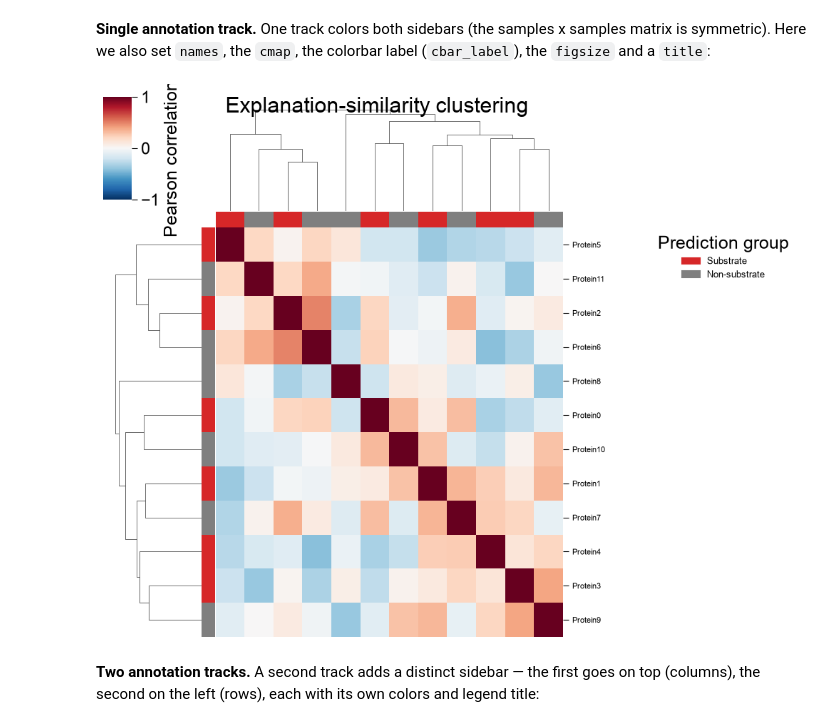
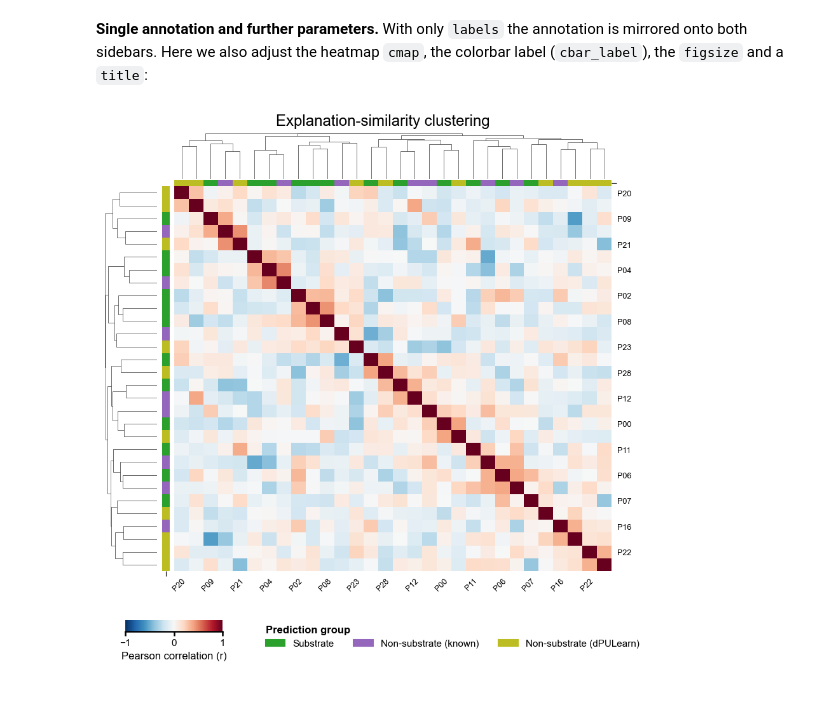
Before and after one commit to breimanntools/aaanalysis, a Jupyter notebook: examples/prediction/aapred_plot_group_cluster.ipynb, the cells around one changed output. Cells and saved outputs as stored; diff of their text form; code cells hidden in the pictures; blank space fills up the shorter version.

```diff
--- a/examples/prediction/aapred_plot_group_cluster.ipynb
+++ b/examples/prediction/aapred_plot_group_cluster.ipynb
@@ -9,12 +7,18 @@ import numpy as np
 import matplotlib.pyplot as plt
 import aaanalysis as aa
 aa.options["verbose"] = False
-aa.plot_settings()
+aa.plot_settings(font_scale=0.8, weight_bold=False)
 aapred_plot = aa.AAPredPlot()
 
-# Synthetic per-sample importance matrix: two blocks of samples with opposite signals.
-rng = np.random.RandomState(0)
-X = np.vstack([rng.normal(0.6, 0.2, size=(6, 20)), rng.normal(-0.6, 0.2, size=(6, 20))])
-names = [f"Protein{i}" for i in range(12)]
-group = ["Substrate"] * 6 + ["Non-substrate"] * 6
-confidence = ["High", "High", "Mid", "Mid", "Low", "Low"] * 2
+# Synthetic per-sample importance matrix: three blocks of samples with distinct signals.
+rng = np.random.RandomState(1)
+X = np.vstack([rng.normal(0.7, 0.25, size=(12, 30)),
+               rng.normal(-0.2, 0.25, size=(8, 30)),
+               rng.normal(-0.7, 0.25, size=(10, 30))])
+names = [f"P{i:02d}" for i in range(30)]
+# Two per-sample annotations: a prediction group (top) and a confidence band (left).
+group = ["Substrate"] * 12 + ["Non-substrate (known)"] * 8 + ["Non-substrate (dPULearn)"] * 10
+score = np.clip(np.concatenate([rng.normal(85, 12, 12), rng.normal(30, 18, 8),
+                                rng.normal(15, 12, 10)]), 0, 100)
+confidence = ["HC Substrate" if s >= 80 else "LC Substrate" if s >= 50
+              else "LC Non-substrate" if s >= 20 else "HC Non-substrate" for s in score]
@@ -20,0 +27,10 @@ confidence = ["High", "High", "Mid", "Mid", "Low", "Low"] * 2
+# %%
+C_SUB, C_KNOWN, C_DPU = "tab:green", "tab:purple", "tab:olive"
+dict_group = {"Substrate": C_SUB, "Non-substrate (known)": C_KNOWN, "Non-substrate (dPULearn)": C_DPU}
+dict_conf = {"HC Substrate": "#FF0D57", "LC Substrate": "#F9779E",
+             "LC Non-substrate": "#83BBEC", "HC Non-substrate": "#1E88E5"}
+aapred_plot.group_cluster(X, kind="clustermap",
+                          labels=group, dict_color=dict_group, legend_title="Prediction group",
+                          labels_row=confidence, dict_color_row=dict_conf, legend_title_row="Confidence",
+                          names=names)
+plt.show()
@@ -21,13 +39,10 @@ confidence = ["High", "High", "Mid", "Mid", "Low", "Low"] * 2
 # %% [markdown]
-**Single annotation track.** One track colors both sidebars (the samples x samples matrix is symmetric). Here we also set ``names``, the ``cmap``, the colorbar label (``cbar_label``), the ``figsize`` and a ``title``:
+**Single annotation and further parameters.** With only ``labels`` the annotation is mirrored onto both sidebars. Here we also adjust the heatmap ``cmap``, the colorbar label (``cbar_label``), the ``figsize`` and a ``title``:
 # %%
-aapred_plot.group_cluster(X=X, kind="clustermap",
-                          tracks=[dict(values=group, title="Prediction group",
-                                       colors={"Substrate": "tab:red", "Non-substrate": "tab:gray"})],
-                          names=names, cmap="RdBu_r", cbar_label="Pearson correlation (r)",
-                          figsize=(8, 8), title="Explanation-similarity clustering")
+aapred_plot.group_cluster(X, kind="clustermap", labels=group, dict_color=dict_group,
+                          legend_title="Prediction group", names=names,
+                          cmap="RdBu_r", cbar_label="Pearson correlation (r)", figsize=(9, 9),
+                          title="Explanation-similarity clustering")
 plt.show()
 # %% [output]
-[figure, old version]
+[figure, new version]
-# %% [markdown]
-**Two annotation tracks.** A second track adds a distinct sidebar — the first goes on top (columns), the second on the left (rows), each with its own colors and legend title:
```
Also changed, not shown: parts of 4 cells of this notebook, 3 other files.
